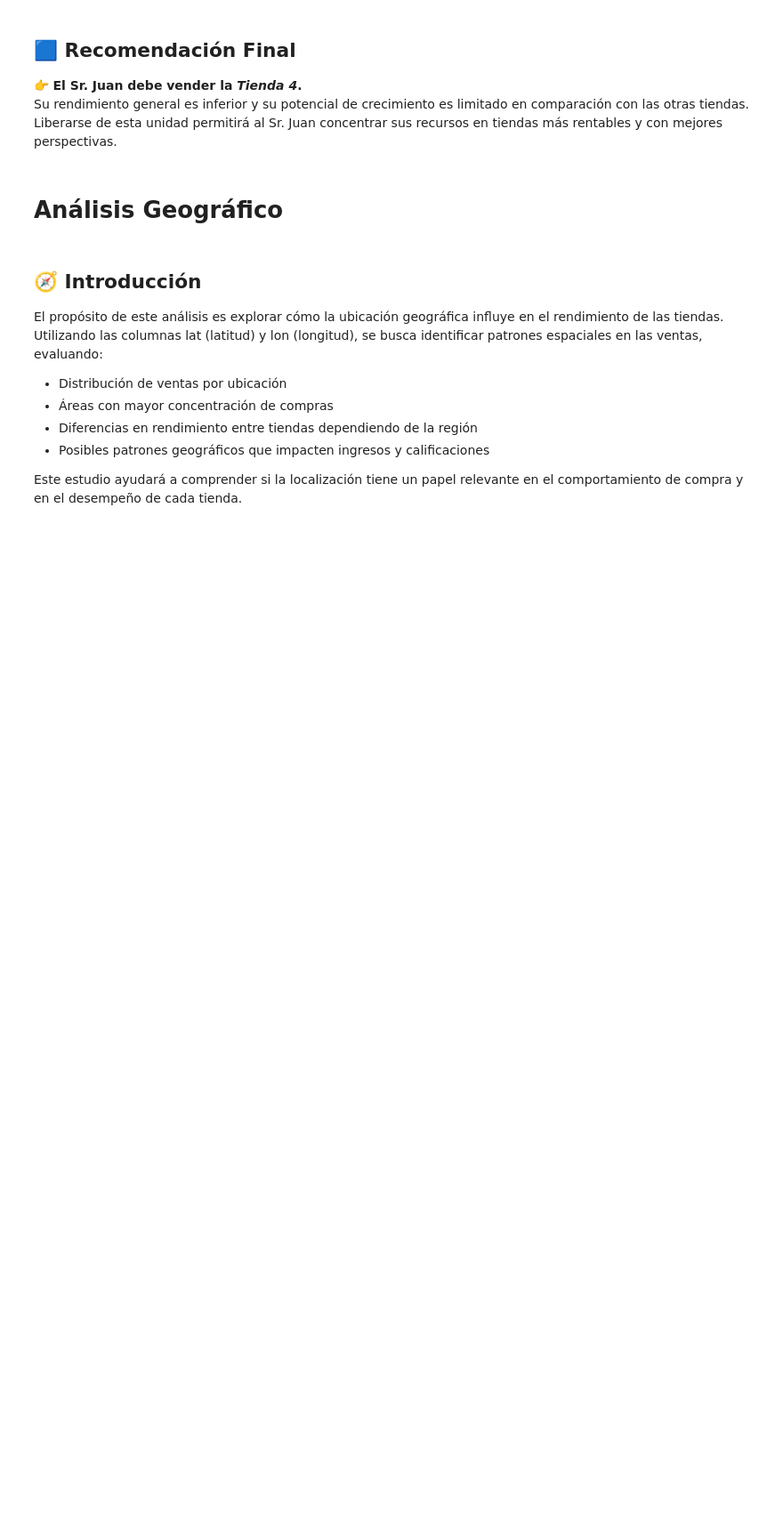
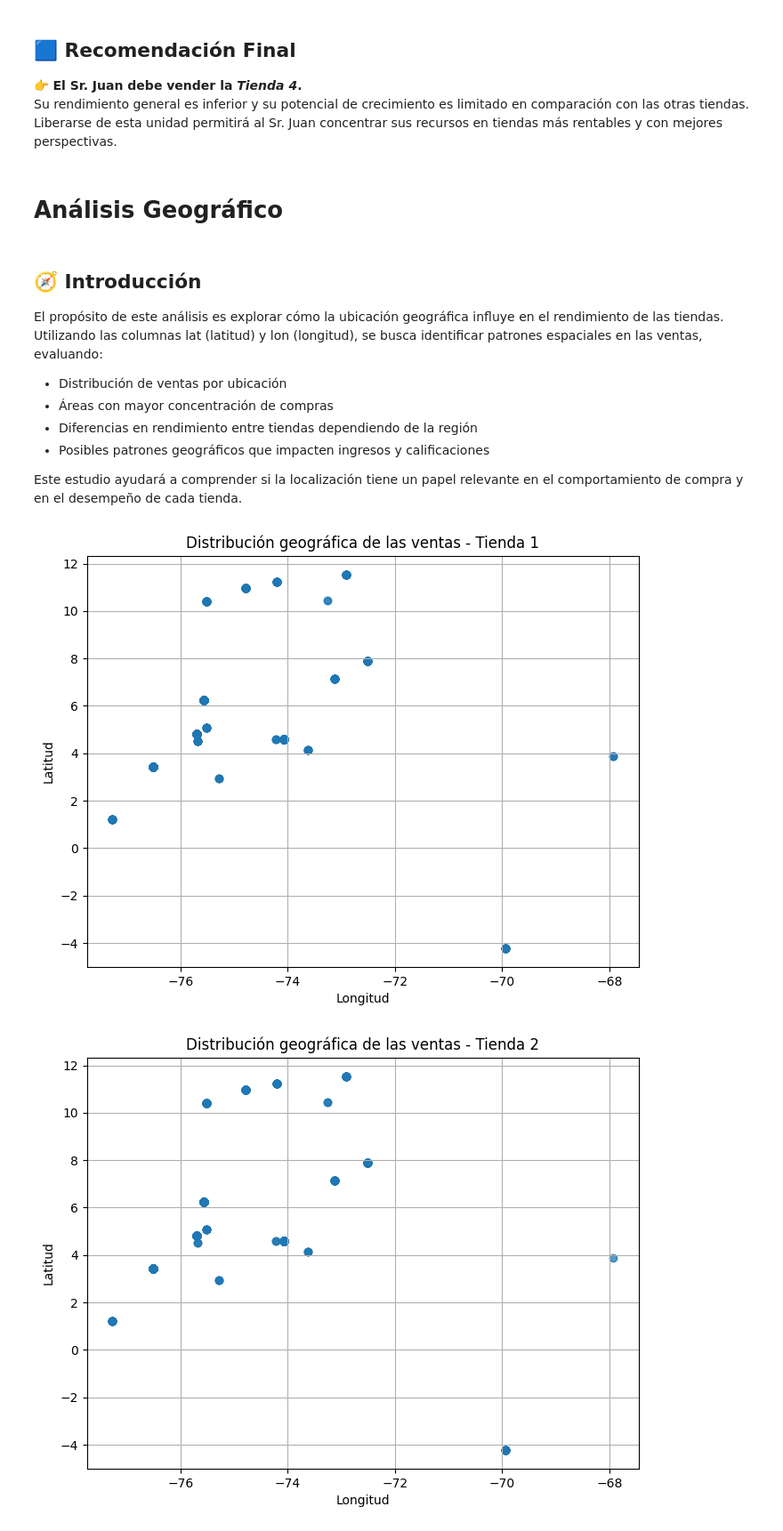
Before and after one commit to Chrisbv2/Challenge-1_Data-Science, a Jupyter notebook: AluraStoreLatam.ipynb, the cells around one changed output. Shown at 89% size. Drawn from its saved outputs; the diff is of its cells as text; code cells hidden in the pictures; blank space fills up the shorter version.

```diff
--- a/AluraStoreLatam.ipynb
+++ b/AluraStoreLatam.ipynb
@@ -503,16 +503,19 @@ Este estudio ayudará a comprender si la localización tiene un papel relevante
 # %%
 import matplotlib.pyplot as plt
 
-def scatter_ventas(tienda, nombre):
+def scatter_ventas(df, nombre):
     plt.figure(figsize=(8,6))
-    plt.scatter(tienda["lon"], tienda["lat"], alpha=0.5)
+    plt.scatter(df["lon"], df["lat"], alpha=0.5)
     plt.title(f"Distribución geográfica de las ventas - {nombre}")
     plt.xlabel("Longitud")
     plt.ylabel("Latitud")
     plt.grid(True)
     plt.show()
 
 scatter_ventas(tienda, "Tienda 1")
 scatter_ventas(tienda2, "Tienda 2")
 scatter_ventas(tienda3, "Tienda 3")
 scatter_ventas(tienda4, "Tienda 4")
+# %% [output]
+[figure, added]
+[figure, added]
```
Also changed, not shown: parts of 2 cells of this notebook.
